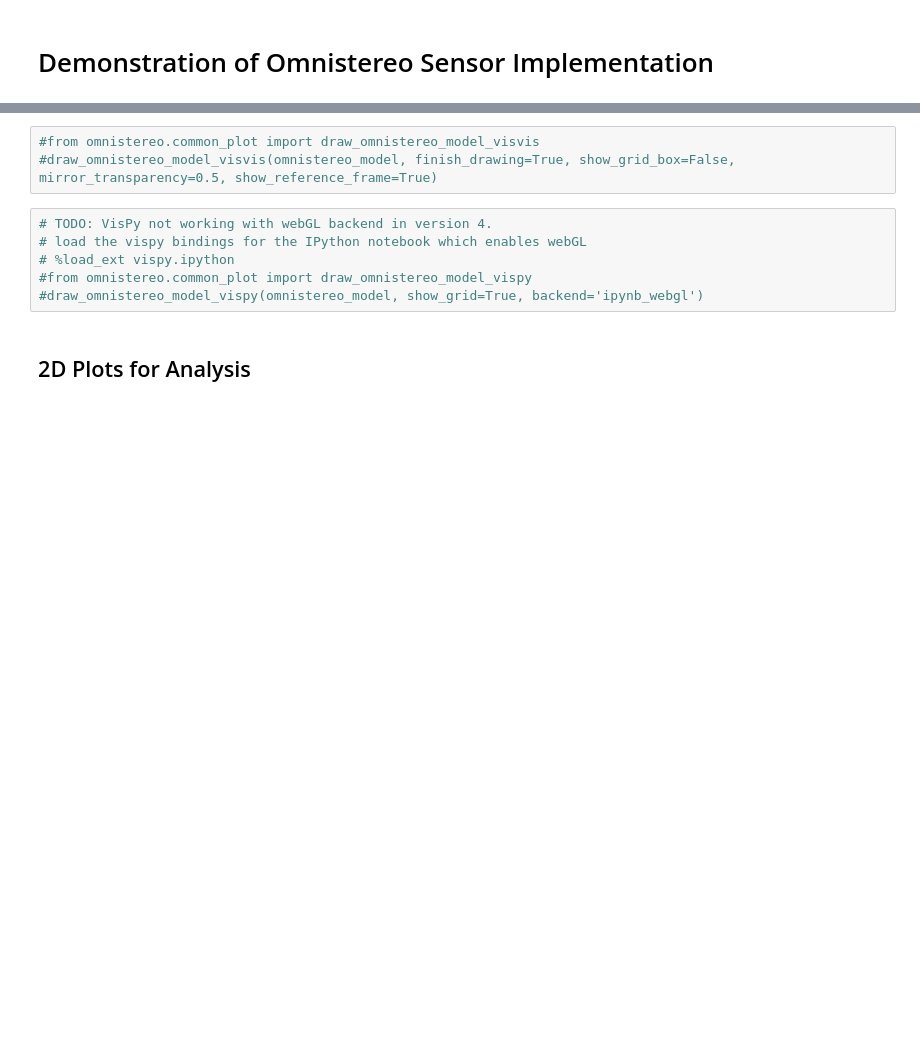
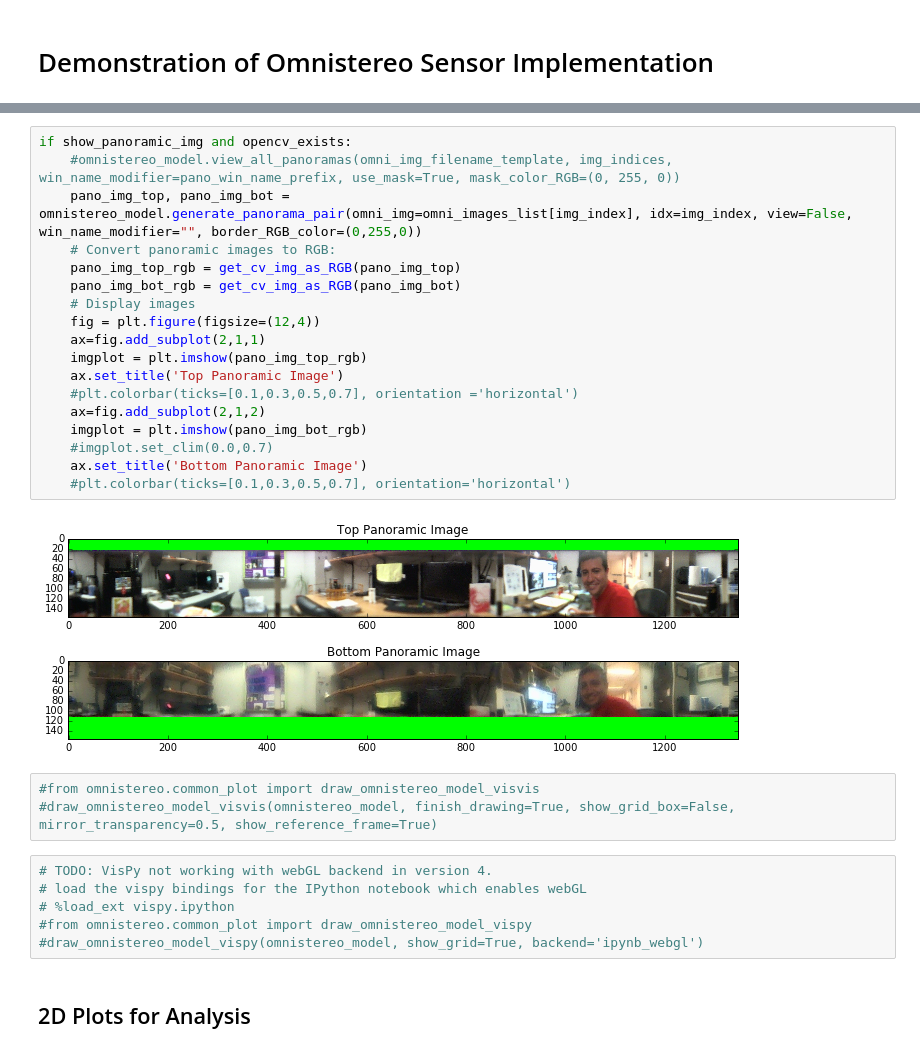
Before and after one commit to ubuntuslave/omnistereo_sensor_design, a Jupyter notebook: HyperCata Demo.ipynb, the cells around one changed output, grey strips where cells are left out. Drawn from its saved outputs; the diff is of its cells as text; blank space fills up the shorter version.

```diff
--- a/HyperCata Demo.ipynb
+++ b/HyperCata Demo.ipynb
@@ -99,3 +138,23 @@ if show_panoramic_img and opencv_exists:
+# %%
+if show_panoramic_img and opencv_exists:
+    #omnistereo_model.view_all_panoramas(omni_img_filename_template, img_indices, win_name_modifier=pano_win_name_prefix, use_mask=True, mask_color_RGB=(0, 255, 0))
+    pano_img_top, pano_img_bot = omnistereo_model.generate_panorama_pair(omni_img=omni_images_list[img_index], idx=img_index, view=False, win_name_modifier="", border_RGB_color=(0,255,0))
+    # Convert panoramic images to RGB:
+    pano_img_top_rgb = get_cv_img_as_RGB(pano_img_top)
+    pano_img_bot_rgb = get_cv_img_as_RGB(pano_img_bot)
+    # Display images
+    fig = plt.figure(figsize=(12,4))
+    ax=fig.add_subplot(2,1,1)
+    imgplot = plt.imshow(pano_img_top_rgb)
+    ax.set_title('Top Panoramic Image')
+    #plt.colorbar(ticks=[0.1,0.3,0.5,0.7], orientation ='horizontal')
+    ax=fig.add_subplot(2,1,2)
+    imgplot = plt.imshow(pano_img_bot_rgb)
+    #imgplot.set_clim(0.0,0.7)
+    ax.set_title('Bottom Panoramic Image')
+    #plt.colorbar(ticks=[0.1,0.3,0.5,0.7], orientation='horizontal')
+# %% [output]
+[figure, added]
 # %%
 #from omnistereo.common_plot import draw_omnistereo_model_visvis
 #draw_omnistereo_model_visvis(omnistereo_model, finish_drawing=True, show_grid_box=False, mirror_transparency=0.5, show_reference_frame=True)
```
Also changed, not shown: parts of 9 cells of this notebook.
